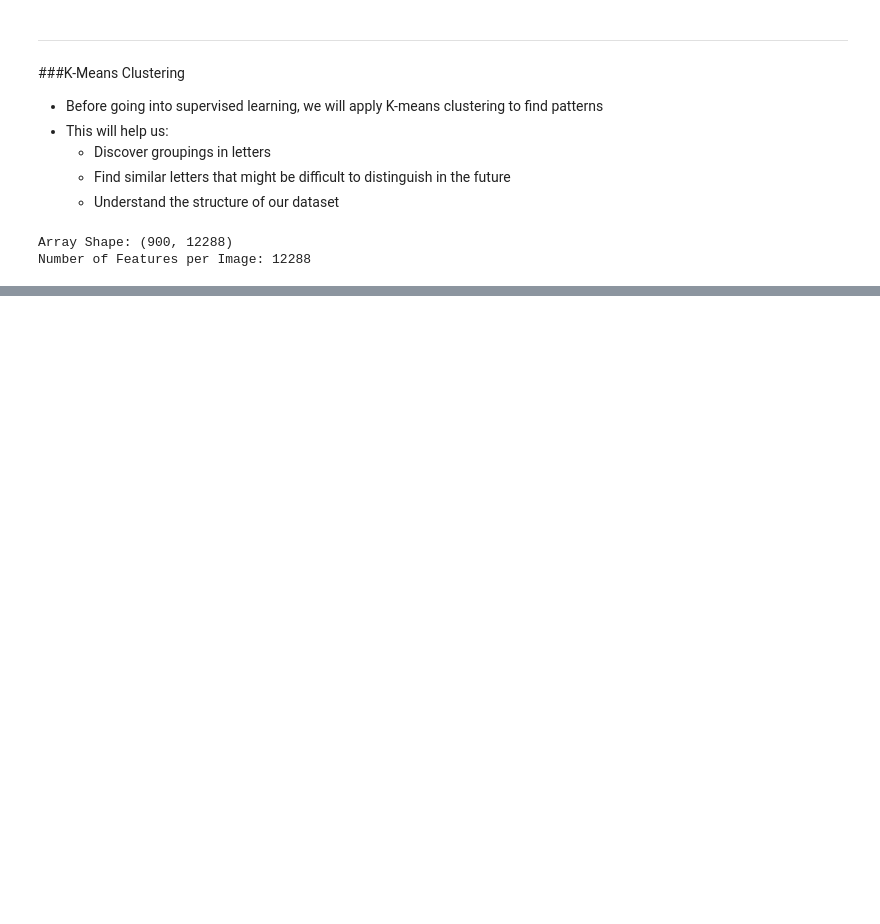
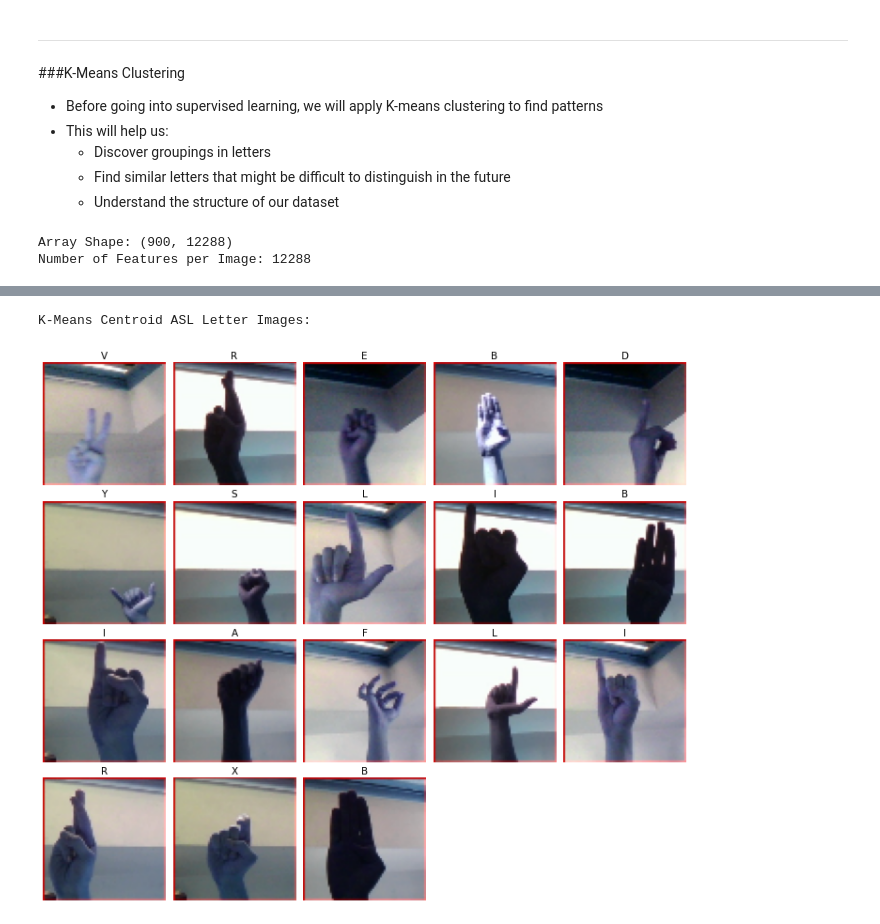
Before and after one commit to GriffinSnider/ASL_Fingerspelling_Recognition, a Jupyter notebook: ASL_Notebook.ipynb, the cells around one changed output, grey strips where cells are left out. Saved outputs shown, nothing was run; the diff lists cells and outputs as text; code cells hidden in the pictures; blank space fills up the shorter version.

```diff
--- a/ASL_Notebook.ipynb
+++ b/ASL_Notebook.ipynb
@@ -308,0 +310,36 @@ Silhouette Score: 0.1621472339139411
+# %%
+#number of groups
+n_groups = 18
+#calculates the number of rows needed
+rows = int(np.ceil(n_groups / 5))
+#no more than 5 columns, or fewer if there are fewer group
+cols = min(5, 18)
+
+#creates a grid of subplots
+fig1, ax1 = plt.subplots(rows, cols, figsize=(14, rows * 3), dpi=50)
+#flattens the axes array
+ax1 = ax1.flatten()
+
+for i in range(n_groups):
+    #displays the image for this cluster
+    im = ax1[i].imshow(X_rep_letters[i])
+    #gets the corresponding letter label
+    lab = y_rep_letters[i]
+    #sets the title of the image to its ASL letter
+    ax1[i].set_title(f"{lab}", fontsize=15)
+    #hides axis markings
+    ax1[i].axis('off')
+
+for j in range(n_groups, len(ax1)):
+    ax1[j].axis('off')
+    #turns off any extra unused subplots
+
+#prints before showing the images
+print("K-Means Centroid ASL Letter Images:\n")
+#adjusts layout to prevent overlap
+plt.tight_layout()
+#displays plot
+plt.show()
+# %% [output]
+K-Means Centroid ASL Letter Images:
+[figure, added]
```
Also changed, not shown: parts of 5 cells of this notebook.
